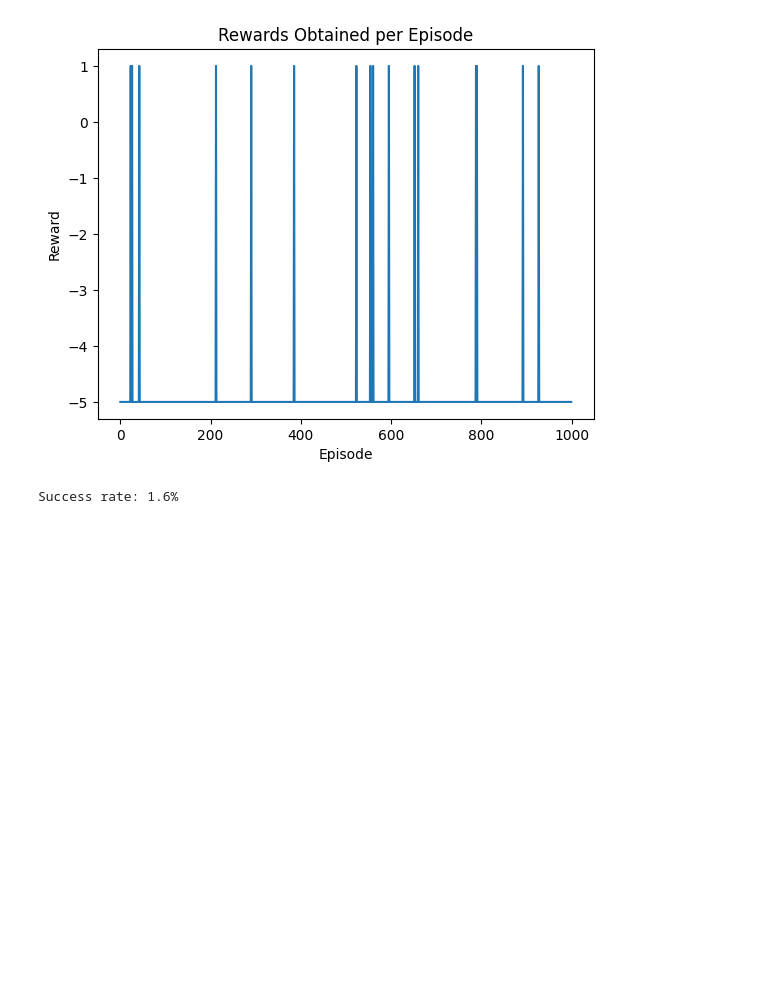
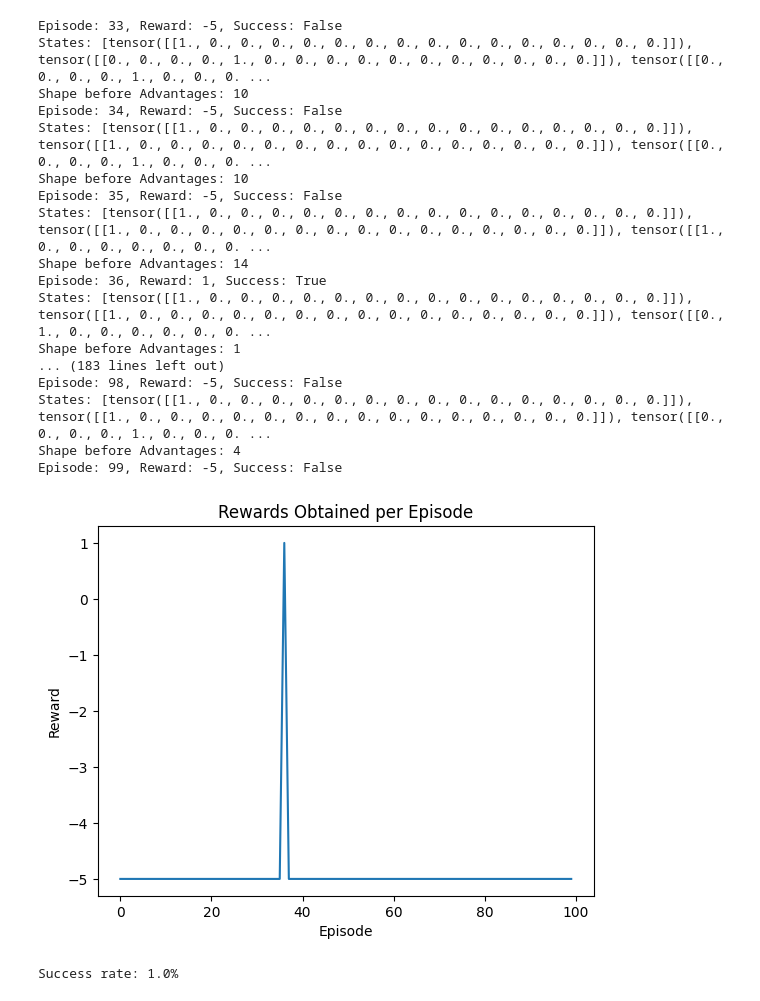
Before and after one commit to ardiantobow/myphd, a Jupyter notebook: rl/qcbrl/qcbrl_ppo.ipynb, the cells around one changed output. Saved outputs shown, nothing was run; the diff lists cells and outputs as text; code cells hidden in the pictures; blank space fills up the shorter version.

```diff
--- a/rl/qcbrl/qcbrl_ppo.ipynb
+++ b/rl/qcbrl/qcbrl_ppo.ipynb
@@ -141,6 +141,8 @@ class ProblemSolver:
 
     def update(self, states, actions, log_probs, values, rewards, dones):
         discounted_rewards = discount_rewards(rewards)
+
+        print(f"Shape before Advantages: {states}")
         advantages = compute_advantages(self.critic, torch.stack(states), discounted_rewards)
 
         actions_tensor = torch.tensor(actions, dtype=torch.int64)
@@ -158,17 +160,16 @@ class ProblemSolver:
         self.critic_optimizer.step()
 
 
-
-
 if __name__ == "__main__":
     env = CustomRewardFrozenLake()
     solver = ProblemSolver(env)
-    num_episodes = 1000
+    num_episodes = 100
     episode_rewards = []
     success_count = 0
 
     for episode in range(num_episodes):
         state = env.reset()
+        # print(f"State: {state}")
         states = []
         actions = []
         log_probs = []
@@ -200,7 +201,7 @@ if __name__ == "__main__":
                 break
 
             state = next_state
-
+        print(f"States: {states}")
         solver.update(states, actions, log_probs, values, rewards, dones)
         episode_rewards.append(sum(rewards))
 
@@ -236,2 +237,19 @@ Episode: 999, Reward: -5, Success: False
+Episode: 33, Reward: -5, Success: False
+States: [tensor([[1., 0., 0., 0., 0., 0., 0., 0., 0., 0., 0., 0., 0., 0., 0., 0.]]), tensor([[0., 0., 0., 0., 1., 0., 0., 0., 0., 0., 0., 0., 0., 0., 0., 0.]]), tensor([[0., 0., 0., 0., 1., 0., 0., 0. ...
+Shape before Advantages: 10
+Episode: 34, Reward: -5, Success: False
+States: [tensor([[1., 0., 0., 0., 0., 0., 0., 0., 0., 0., 0., 0., 0., 0., 0., 0.]]), tensor([[1., 0., 0., 0., 0., 0., 0., 0., 0., 0., 0., 0., 0., 0., 0., 0.]]), tensor([[0., 0., 0., 0., 1., 0., 0., 0. ...
+Shape before Advantages: 10
+Episode: 35, Reward: -5, Success: False
+States: [tensor([[1., 0., 0., 0., 0., 0., 0., 0., 0., 0., 0., 0., 0., 0., 0., 0.]]), tensor([[1., 0., 0., 0., 0., 0., 0., 0., 0., 0., 0., 0., 0., 0., 0., 0.]]), tensor([[1., 0., 0., 0., 0., 0., 0., 0. ...
+Shape before Advantages: 14
+Episode: 36, Reward: 1, Success: True
+States: [tensor([[1., 0., 0., 0., 0., 0., 0., 0., 0., 0., 0., 0., 0., 0., 0., 0.]]), tensor([[1., 0., 0., 0., 0., 0., 0., 0., 0., 0., 0., 0., 0., 0., 0., 0.]]), tensor([[0., 1., 0., 0., 0., 0., 0., 0. ...
+Shape before Advantages: 1
+... (183 lines left out)
+Episode: 98, Reward: -5, Success: False
+States: [tensor([[1., 0., 0., 0., 0., 0., 0., 0., 0., 0., 0., 0., 0., 0., 0., 0.]]), tensor([[1., 0., 0., 0., 0., 0., 0., 0., 0., 0., 0., 0., 0., 0., 0., 0.]]), tensor([[0., 0., 0., 0., 1., 0., 0., 0. ...
+Shape before Advantages: 4
+Episode: 99, Reward: -5, Success: False
-[figure, old version]
+[figure, new version]
-Success rate: 1.6%
+Success rate: 1.0%
```
Also changed, not shown: parts of 1 cell of this notebook, 4 other files.
